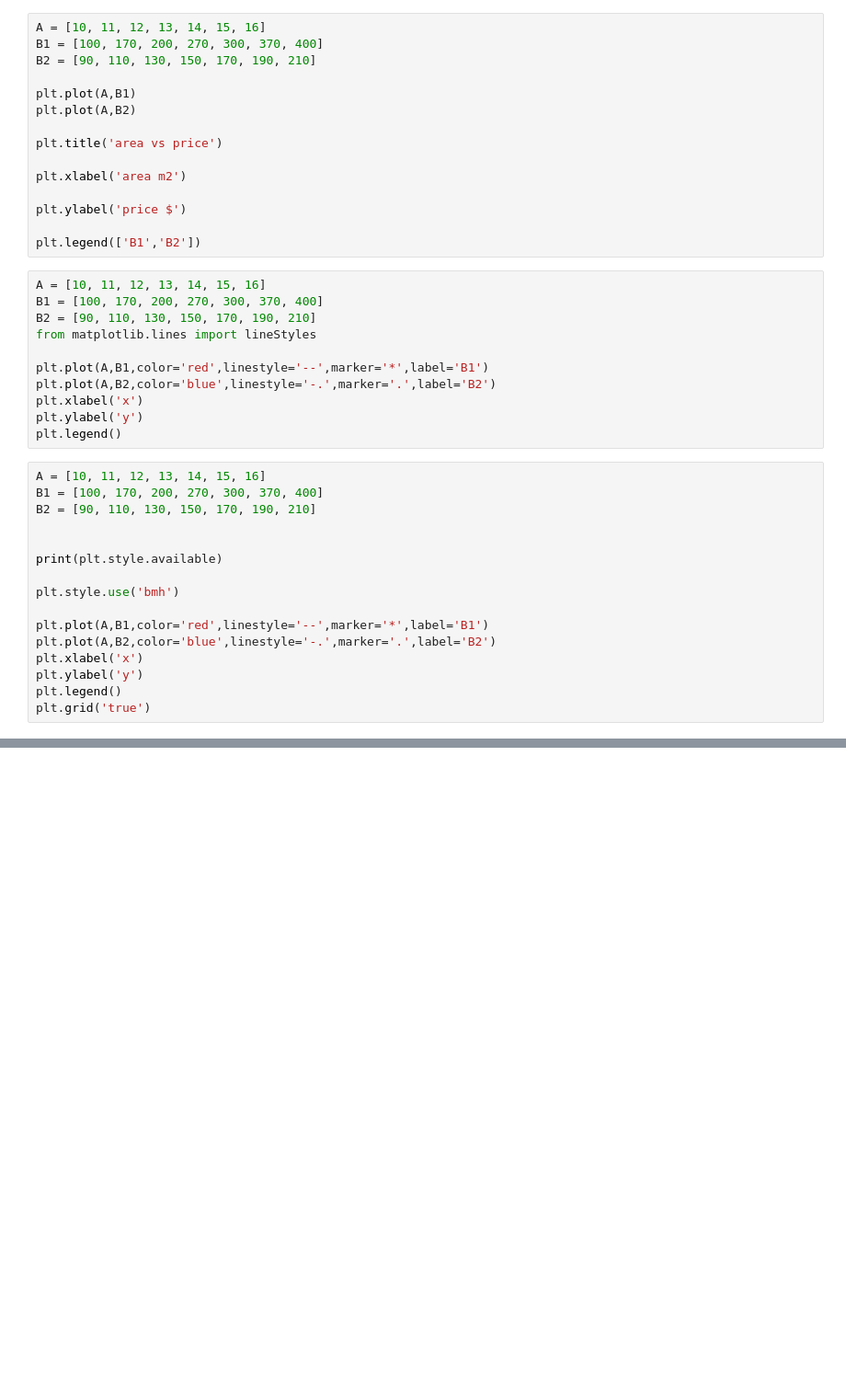
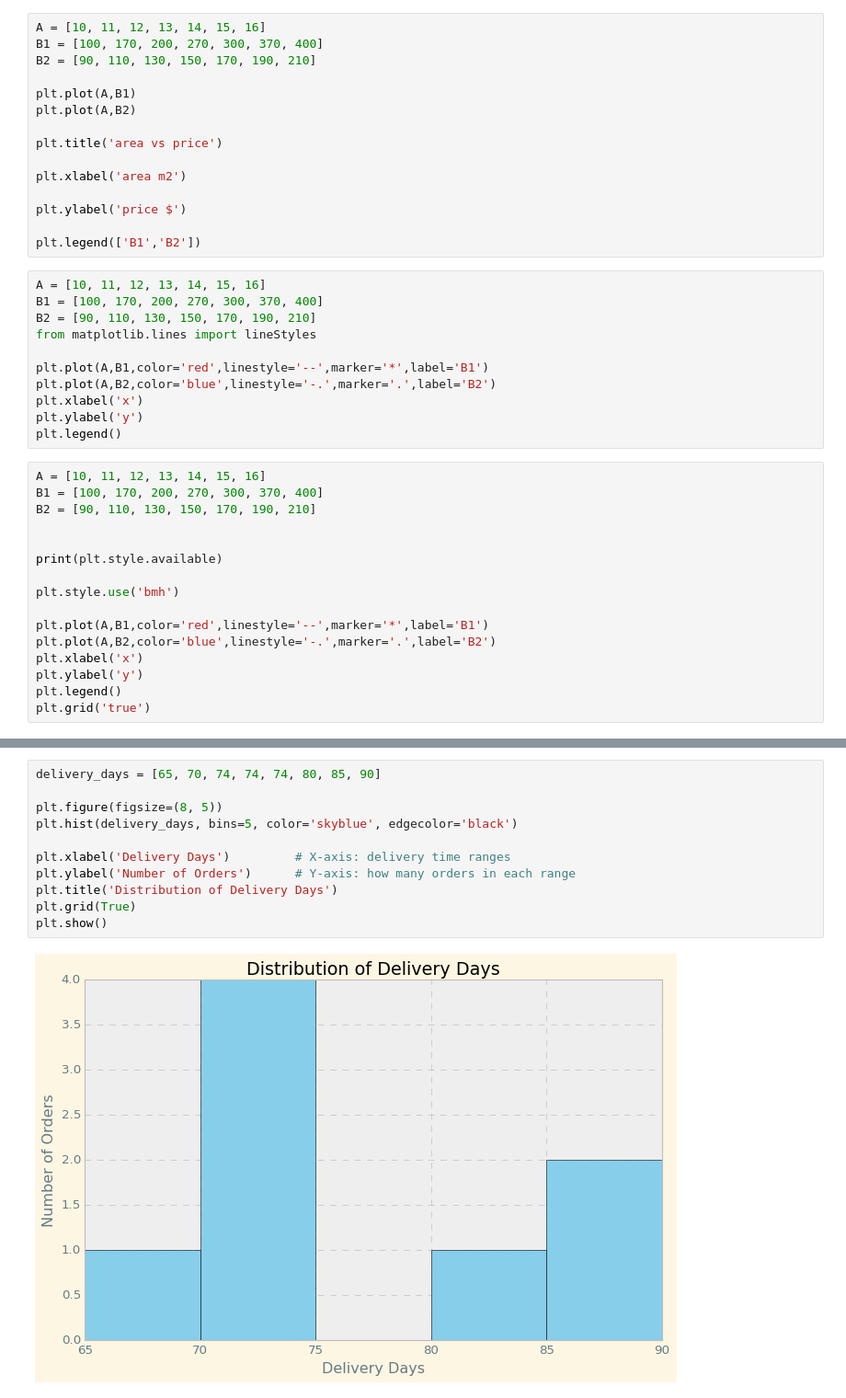
Before and after one commit to IbrahimFakhry93/Data-Engineering-for-Beginners-Amr-Saleh, a Jupyter notebook: 07 Matplotlib/test.ipynb, the cells around one changed output, grey strips where cells are left out. Shown at 92% size. Drawn from its saved outputs; the diff is of its cells as text; blank space fills up the shorter version.

```diff
--- a/07 Matplotlib/test.ipynb
+++ b/07 Matplotlib/test.ipynb
@@ -80,0 +168,13 @@ datetime64[ns]
+# %%
+delivery_days = [65, 70, 74, 74, 74, 80, 85, 90]
+
+plt.figure(figsize=(8, 5))
+plt.hist(delivery_days, bins=5, color='skyblue', edgecolor='black')
+
+plt.xlabel('Delivery Days')         # X-axis: delivery time ranges
+plt.ylabel('Number of Orders')      # Y-axis: how many orders in each range
+plt.title('Distribution of Delivery Days')
+plt.grid(True)
+plt.show()
+# %% [output]
+[figure, added]
```
Also changed, not shown: parts of 7 cells of this notebook, 4 other files.
